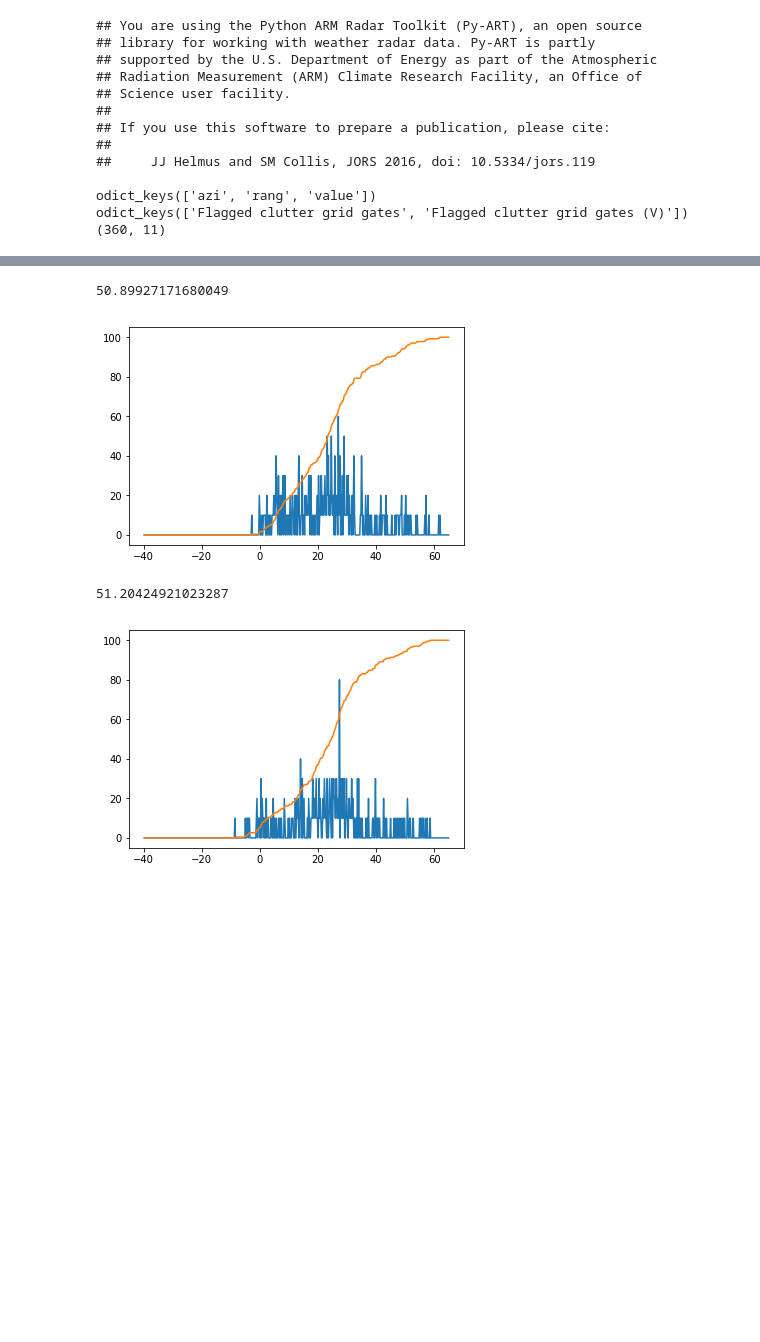
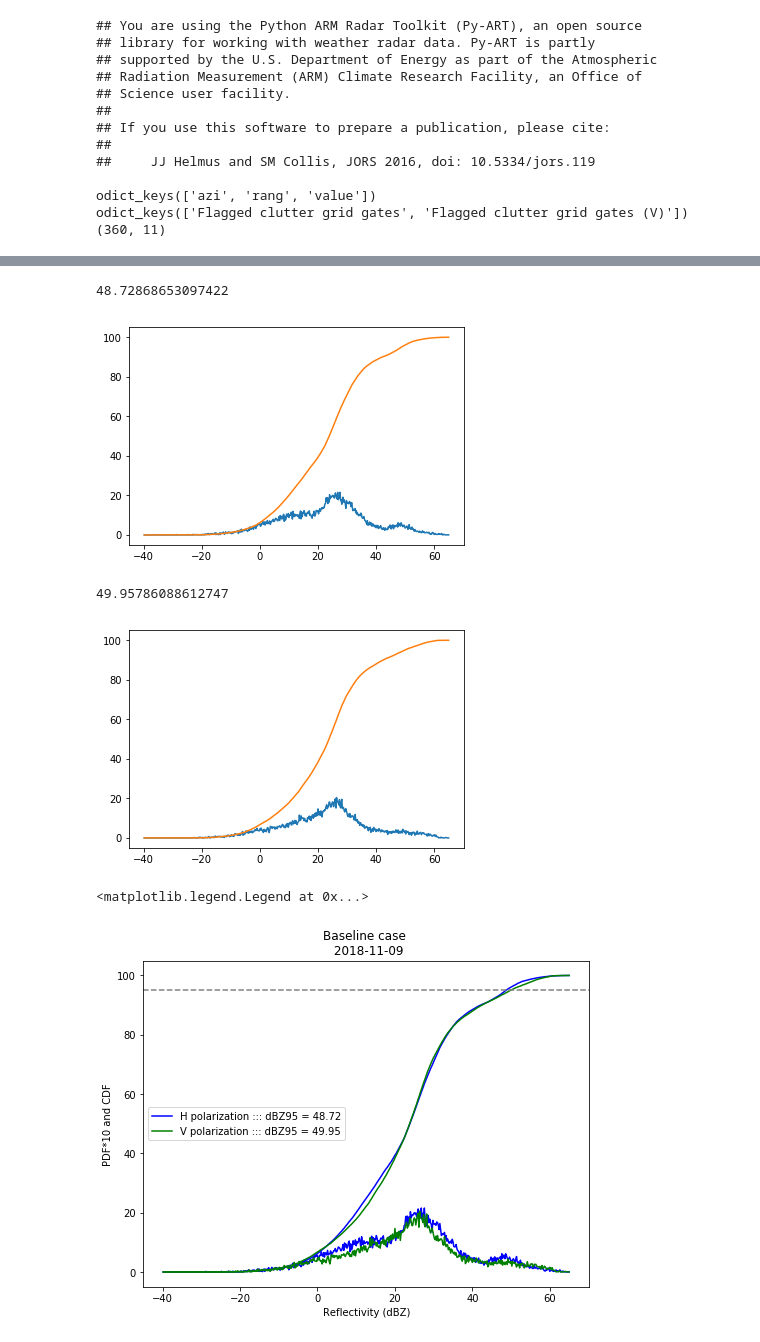
Before and after one commit to alexishunzinger/rca_code, a Jupyter notebook: rca_create_baseline_netcdf.ipynb, the cells around one changed output, grey strips where cells are left out. Saved outputs shown, nothing was run; the diff lists cells and outputs as text; code cells hidden in the pictures; blank space fills up the shorter version.

```diff
--- a/rca_create_baseline_netcdf.ipynb
+++ b/rca_create_baseline_netcdf.ipynb
@@ -194,35 +196,50 @@ print(dbz95_baseline)
 
 n = np.asarray(n)
 bins = np.asarray(bins)
 p = np.asarray(p)
 
 n_baseline = np.nanmean(n,axis=0)
 bins_baseline = bins[0,:]
 p_baseline = np.nanmean(p,axis=0)
 
 plt.plot(bins_baseline[1:],n_baseline*10)
 plt.plot(bins_baseline[1:],p_baseline)
 #plt.plot(x,p_baseline)
 plt.show()
 
 vdbz95_baseline = np.nanmean(dbz95_v)
 print(vdbz95_baseline)
 
 vn = np.asarray(vn)
 vbins = np.asarray(vbins)
 vp = np.asarray(vp)
 
 vn_baseline = np.nanmean(vn,axis=0)
 vbins_baseline = vbins[0,:]
 vp_baseline = np.nanmean(vp,axis=0)
 
 plt.plot(vbins_baseline[1:],vn_baseline*10)
 plt.plot(vbins_baseline[1:],vp_baseline)
 plt.show()
 #plt.plot(x,p_baseline)
+
+# H and V
+fig, ax1 = plt.subplots(figsize=[8,6])
+ax1.plot(bins_baseline[1:],n_baseline*10,color='b')
+ax1.plot(bins_baseline[1:],p_baseline,color='b',label='H polarization ::: dBZ95 = 48.72')
+ax1.plot(vbins_baseline[1:],vn_baseline*10,color='green')
+ax1.plot(vbins_baseline[1:],vp_baseline,color='green',label='V polarization ::: dBZ95 = 49.95')
+ax1.axhline(95.,color='grey',linestyle='--')
+
+ax1.set_ylabel('PDF*10 and CDF')
+ax1.set_xlabel('Reflectivity (dBZ)')
+ax1.set_title('Baseline case \n 2018-11-09')
+ax1.legend()
 # %% [output]
-50.89927171680049
+48.72868653097422
-[figure, old version]
+[figure, new version]
-51.20424921023287
+49.95786088612747
-[figure, old version]
+[figure, new version]
+<matplotlib.legend.Legend at 0x...>
+[figure, added]
 # %%
```
Also changed, not shown: parts of 3 cells of this notebook, 5 other files.
